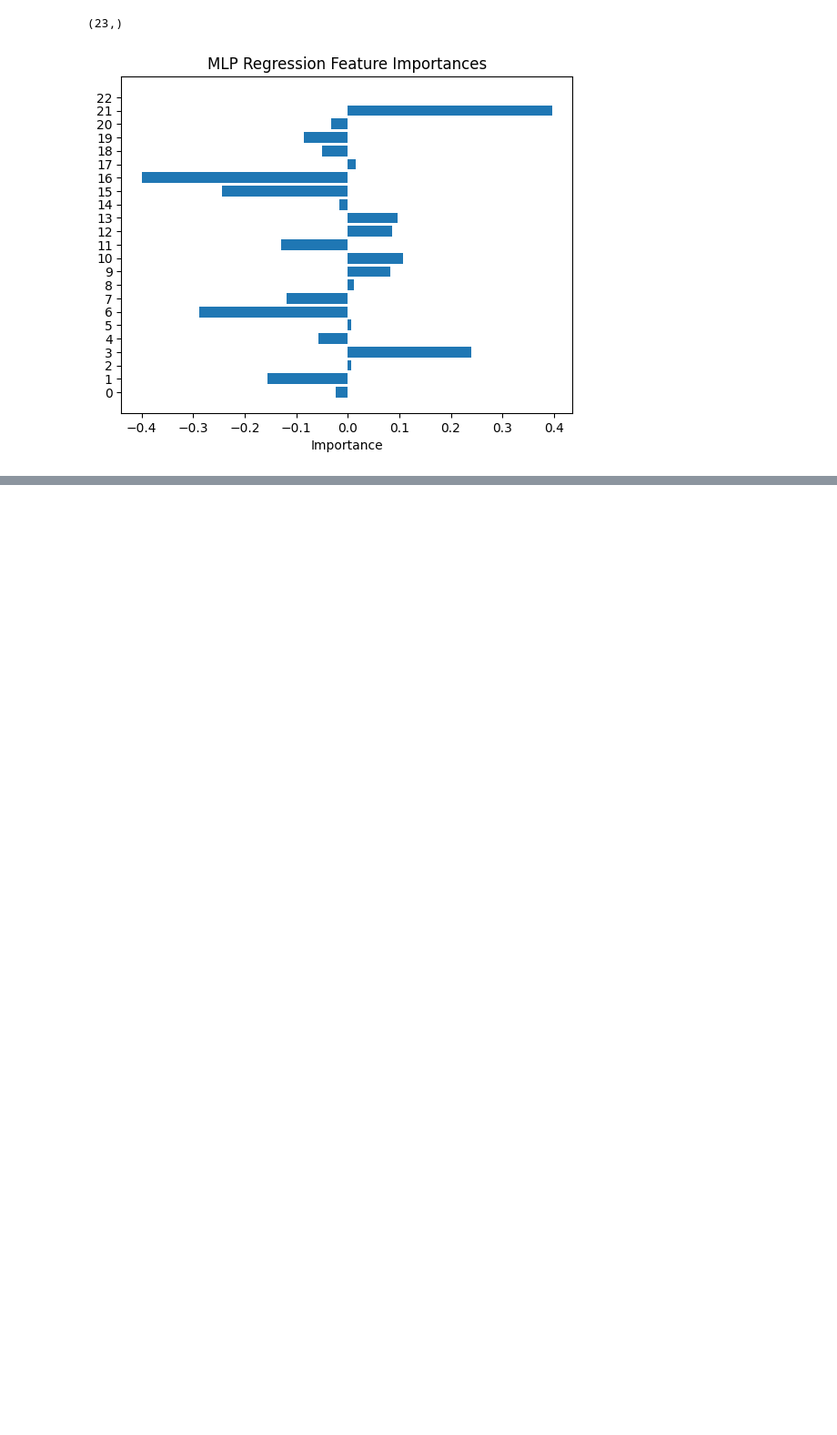
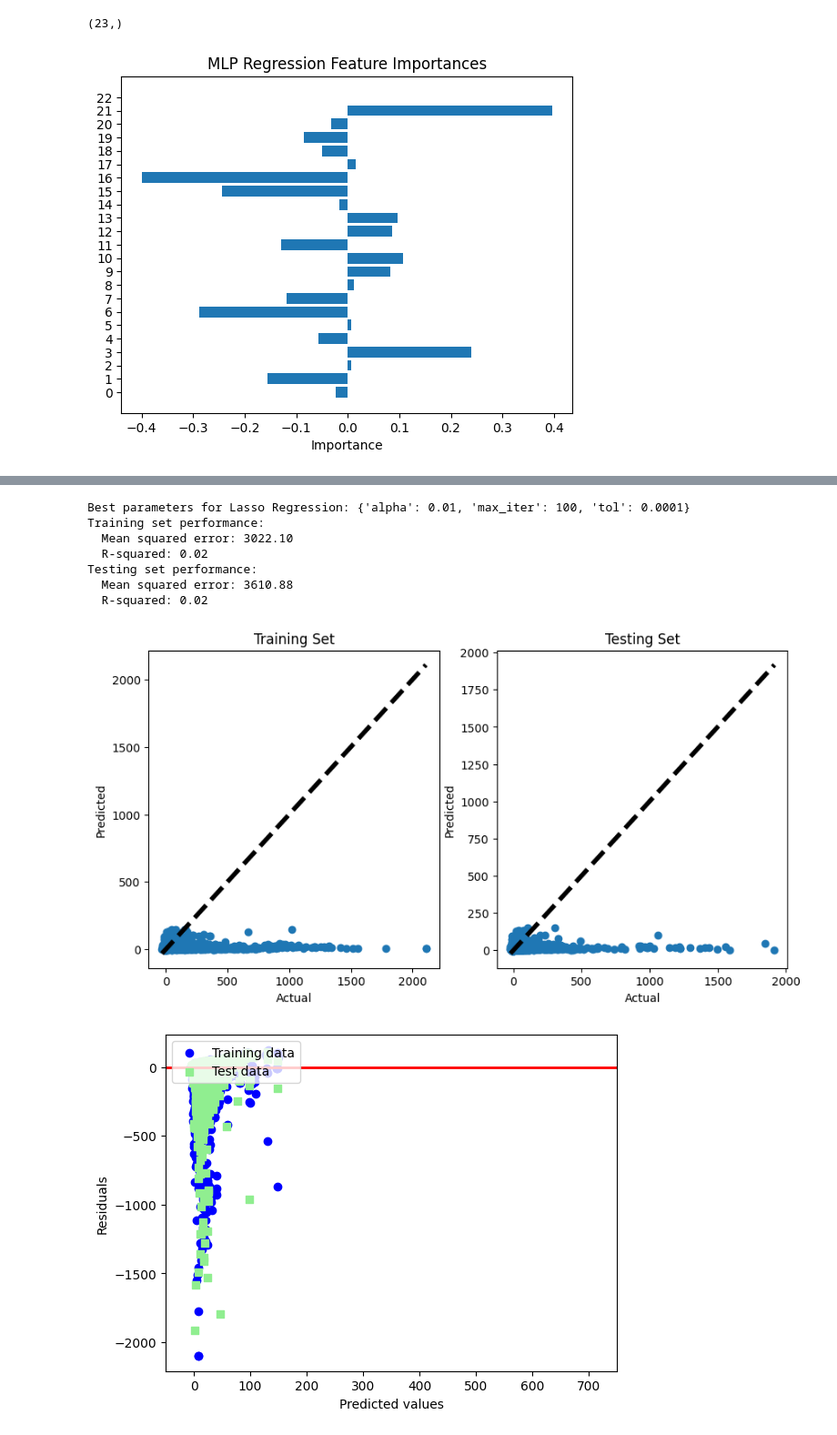
Before and after one commit to neeley-pate/ECE461PFinalProject, a Jupyter notebook: regression/AUS_Regression_PCA.ipynb, the cells around one changed output, grey strips where cells are left out. Shown at 91% size. Saved outputs shown, nothing was run; the diff lists cells and outputs as text; code cells hidden in the pictures; blank space fills up the shorter version.

```diff
--- a/regression/AUS_Regression_PCA.ipynb
+++ b/regression/AUS_Regression_PCA.ipynb
@@ -211,0 +250,18 @@ Testing set performance:
+# %%
+# Lasso Regression with 20 Components
+lasso_params = {
+              'alpha': [0.01],
+              'max_iter': [100],
+              'tol': [0.0001]}
+lasso = Lasso()
+lasso_gs = grid_search(lasso, lasso_params, "Lasso Regression")
+# %% [output]
+Best parameters for Lasso Regression: {'alpha': 0.01, 'max_iter': 100, 'tol': 0.0001}
+Training set performance:
+  Mean squared error: 3022.10
+  R-squared: 0.02
+Testing set performance:
+  Mean squared error: 3610.88
+  R-squared: 0.02
+[figure, added]
+[figure, added]
```
Also changed, not shown: parts of 8 cells of this notebook.
